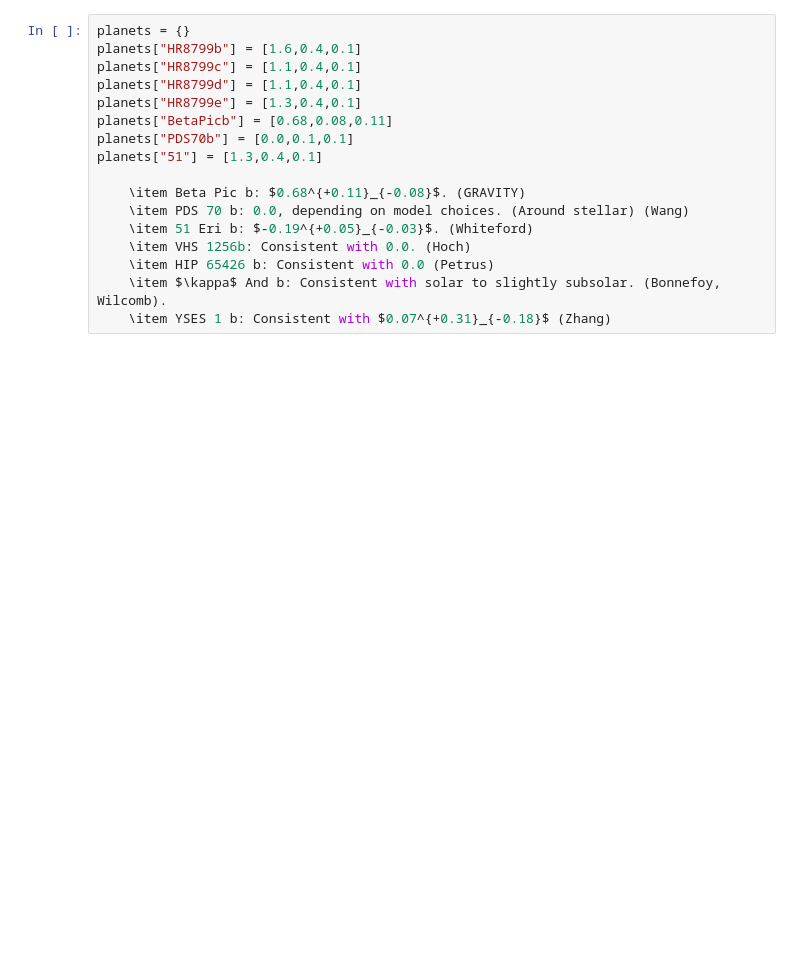
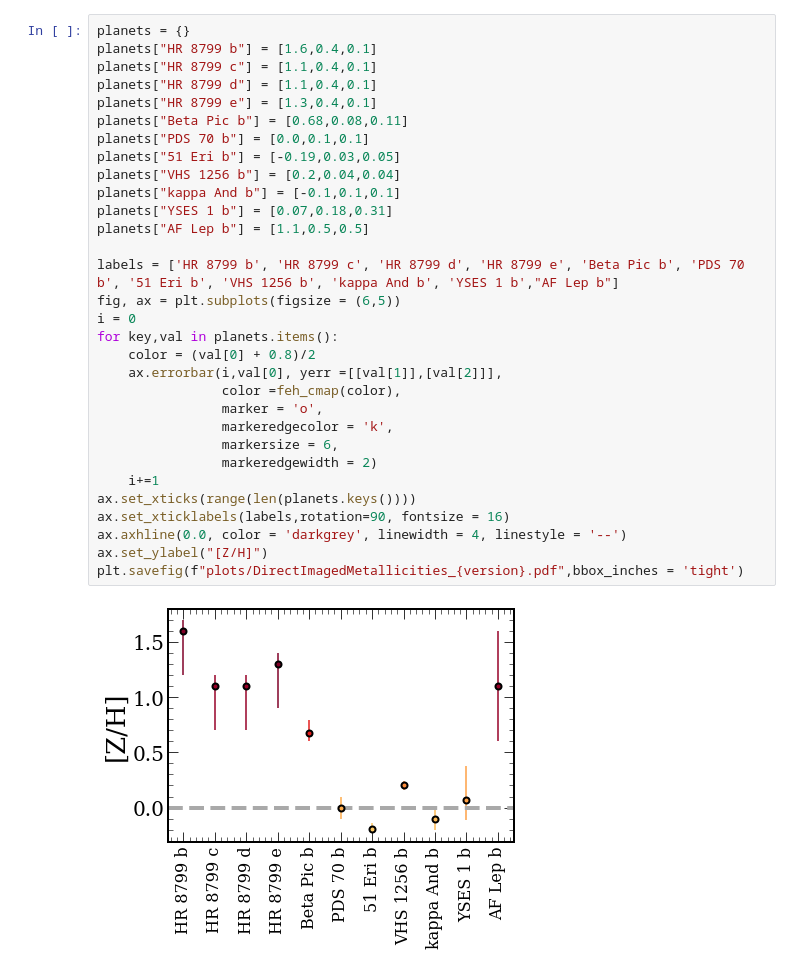
Before and after one commit to nenasedk/PhDNotebooks2, a Jupyter notebook: MetallicityPlot.ipynb, the cells around one changed output. Cells and saved outputs as stored; diff of their text form; blank space fills up the shorter version.

```diff
--- a/MetallicityPlot.ipynb
+++ b/MetallicityPlot.ipynb
@@ -26,17 +15,33 @@ Using pRT Plotting style!
-# %%
-planets = {}
-planets["HR8799b"] = [1.6,0.4,0.1]
-planets["HR8799c"] = [1.1,0.4,0.1]
-planets["HR8799d"] = [1.1,0.4,0.1]
-planets["HR8799e"] = [1.3,0.4,0.1]
-planets["BetaPicb"] = [0.68,0.08,0.11]
-planets["PDS70b"] = [0.0,0.1,0.1]
-planets["51"] = [1.3,0.4,0.1]
-
-    \item Beta Pic b: $0.68^{+0.11}_{-0.08}$. (GRAVITY)
-    \item PDS 70 b: 0.0, depending on model choices. (Around stellar) (Wang)
-    \item 51 Eri b: $-0.19^{+0.05}_{-0.03}$. (Whiteford)
-    \item VHS 1256b: Consistent with 0.0. (Hoch)
-    \item HIP 65426 b: Consistent with 0.0 (Petrus)
-    \item $\kappa$ And b: Consistent with solar to slightly subsolar. (Bonnefoy, Wilcomb).
-    \item YSES 1 b: Consistent with $0.07^{+0.31}_{-0.18}$ (Zhang)
+# %%
+planets = {}
+planets["HR 8799 b"] = [1.6,0.4,0.1]
+planets["HR 8799 c"] = [1.1,0.4,0.1]
+planets["HR 8799 d"] = [1.1,0.4,0.1]
+planets["HR 8799 e"] = [1.3,0.4,0.1]
+planets["Beta Pic b"] = [0.68,0.08,0.11]
+planets["PDS 70 b"] = [0.0,0.1,0.1]
+planets["51 Eri b"] = [-0.19,0.03,0.05]
+planets["VHS 1256 b"] = [0.2,0.04,0.04]
+planets["kappa And b"] = [-0.1,0.1,0.1]
+planets["YSES 1 b"] = [0.07,0.18,0.31]
+planets["AF Lep b"] = [1.1,0.5,0.5]
+
+labels = ['HR 8799 b', 'HR 8799 c', 'HR 8799 d', 'HR 8799 e', 'Beta Pic b', 'PDS 70 b', '51 Eri b', 'VHS 1256 b', 'kappa And b', 'YSES 1 b',"AF Lep b"]
+fig, ax = plt.subplots(figsize = (6,5))
+i = 0
+for key,val in planets.items():
+    color = (val[0] + 0.8)/2
+    ax.errorbar(i,val[0], yerr =[[val[1]],[val[2]]],
+                color =feh_cmap(color),
+                marker = 'o',
+                markeredgecolor = 'k',
+                markersize = 6,
+                markeredgewidth = 2)
+    i+=1
+ax.set_xticks(range(len(planets.keys())))
+ax.set_xticklabels(labels,rotation=90, fontsize = 16)
+ax.axhline(0.0, color = 'darkgrey', linewidth = 4, linestyle = '--')
+ax.set_ylabel("[Z/H]")
+plt.savefig(f"plots/DirectImagedMetallicities_{version}.pdf",bbox_inches = 'tight')
+# %% [output]
+[figure, added]
```
Also changed, not shown: parts of 1 cell of this notebook, 5 other files.
